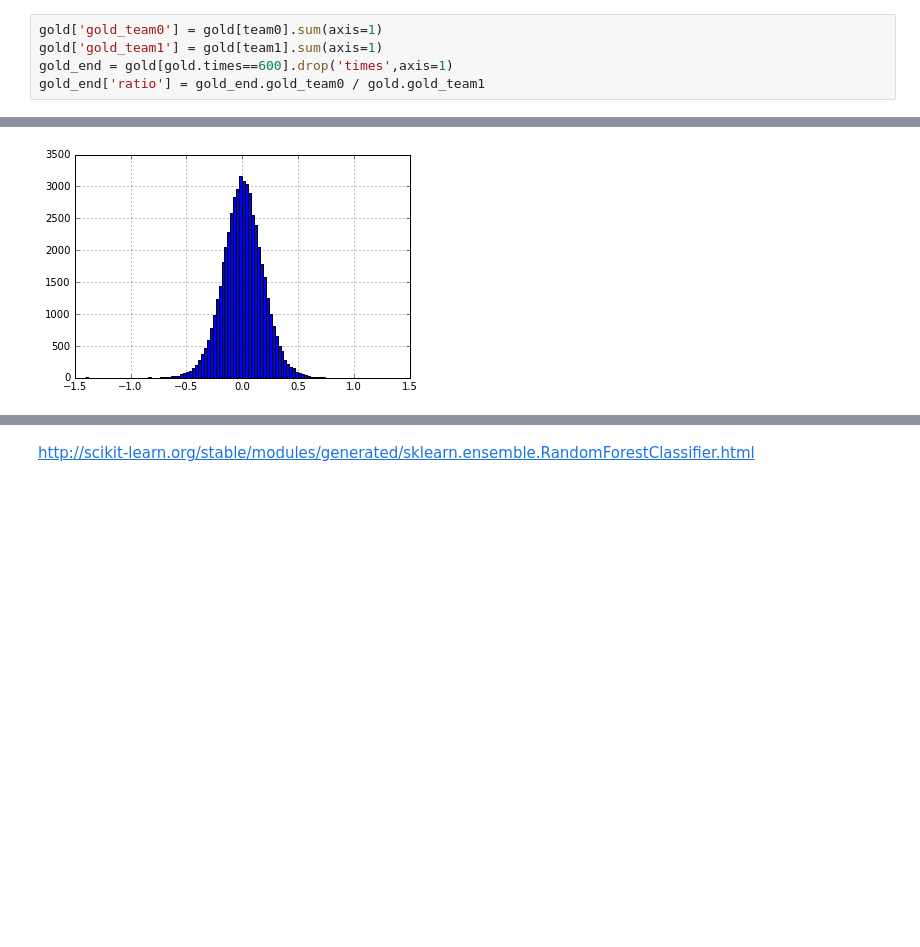
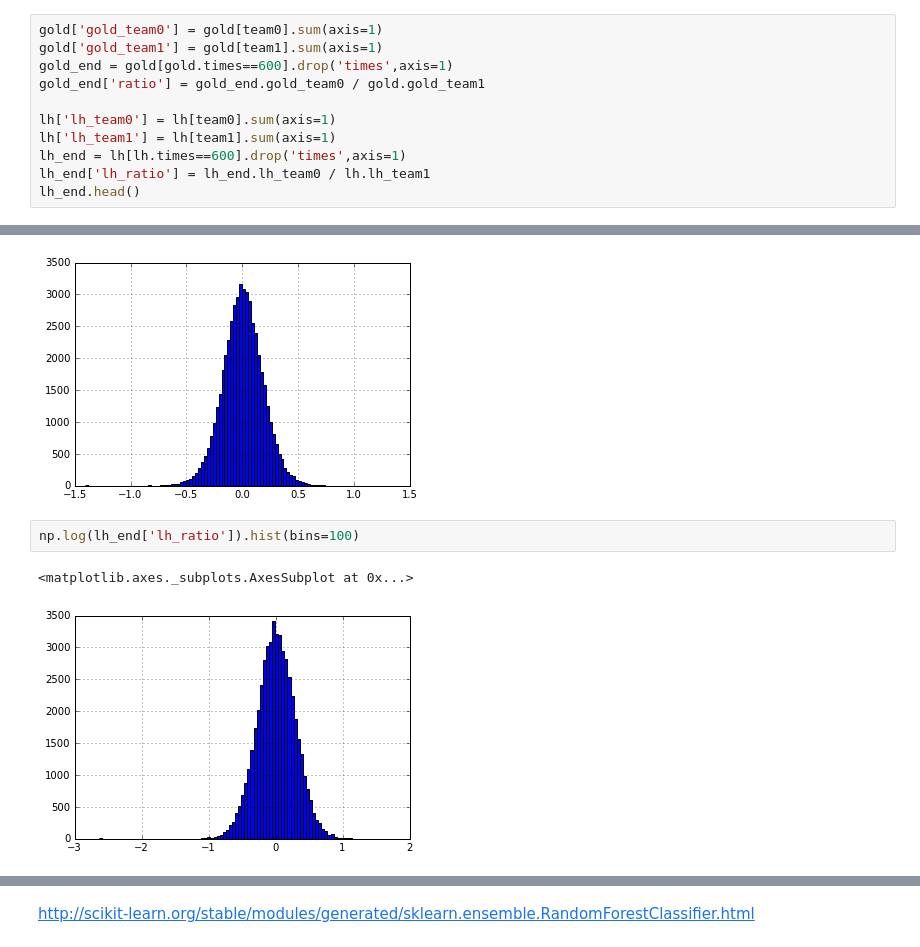
Before and after one commit to grwlf/algo_club, a Jupyter notebook: sandbox/users/smironov/contest-dota.ipynb, the cells around one changed output, grey strips where cells are left out. Cells and saved outputs as stored; diff of their text form; blank space fills up the shorter version.

```diff
--- a/sandbox/users/smironov/contest-dota.ipynb
+++ b/sandbox/users/smironov/contest-dota.ipynb
@@ -92,3 +114,9 @@ gold['gold_team0'] = gold[team0].sum(axis=1)
 gold['gold_team1'] = gold[team1].sum(axis=1)
 gold_end = gold[gold.times==600].drop('times',axis=1)
 gold_end['ratio'] = gold_end.gold_team0 / gold.gold_team1
+
+lh['lh_team0'] = lh[team0].sum(axis=1)
+lh['lh_team1'] = lh[team1].sum(axis=1)
+lh_end = lh[lh.times==600].drop('times',axis=1)
+lh_end['lh_ratio'] = lh_end.lh_team0 / lh.lh_team1
+lh_end.head()
@@ -101,3 +136,8 @@ np.log(gold_end['ratio']).hist(bins=100)
 # %% [output]
 <matplotlib.axes._subplots.AxesSubplot at 0x...>
 [figure]
+# %%
+np.log(lh_end['lh_ratio']).hist(bins=100)
+# %% [output]
+<matplotlib.axes._subplots.AxesSubplot at 0x...>
+[figure, added]
```
Also changed, not shown: parts of 19 cells of this notebook.
